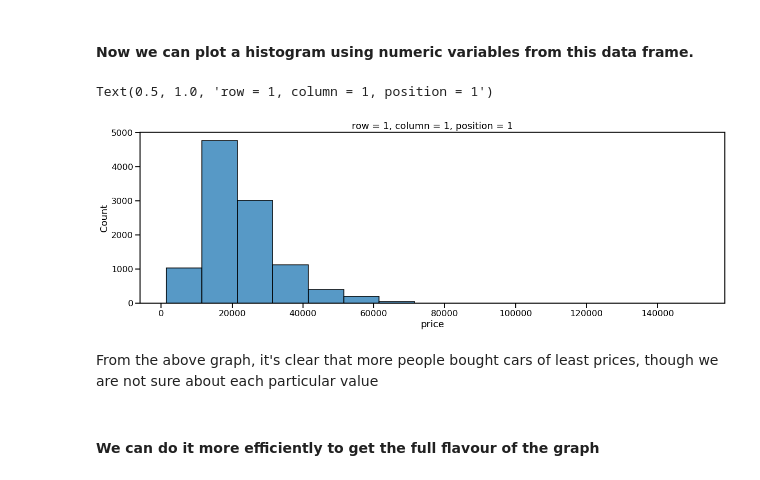
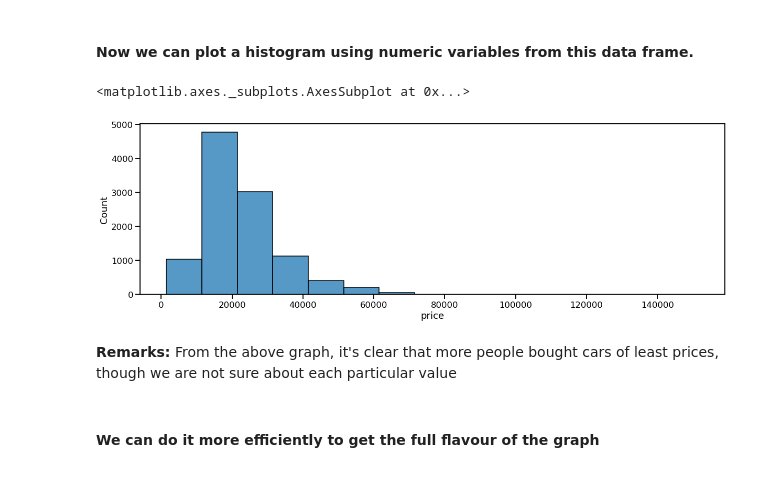
Before and after one commit to tasnimmuna2610/audi_used_car_analysis, a Jupyter notebook: audi_used_car_EDA.ipynb, the cells around one changed output. Saved outputs shown, nothing was run; the diff lists cells and outputs as text; code cells hidden in the pictures.

```diff
--- a/audi_used_car_EDA.ipynb
+++ b/audi_used_car_EDA.ipynb
@@ -517,15 +517,13 @@ display(data_frame.head())
 # %%
 #for histogram we will use seaborn
 plt.figure(figsize=(20,6))
 
-plt.subplot(1,1,1)
 sns.histplot(data=data_frame, x='price', binwidth=10000)
-plt.title("row = 1, column = 1, position = 1")
 # %% [output]
-Text(0.5, 1.0, 'row = 1, column = 1, position = 1')
+<matplotlib.axes._subplots.AxesSubplot at 0x...>
-[figure, old version]
+[figure, new version]
 # %% [markdown]
-From the above graph, it's clear that more people bought cars of least prices, though we are not sure about each particular value
+**Remarks:** From the above graph, it's clear that more people bought cars of least prices, though we are not sure about each particular value
 # %% [markdown]
 #### We can do it more efficiently to get the full flavour of the graph
 # %%
```
Also changed, not shown: parts of 4 cells of this notebook.
